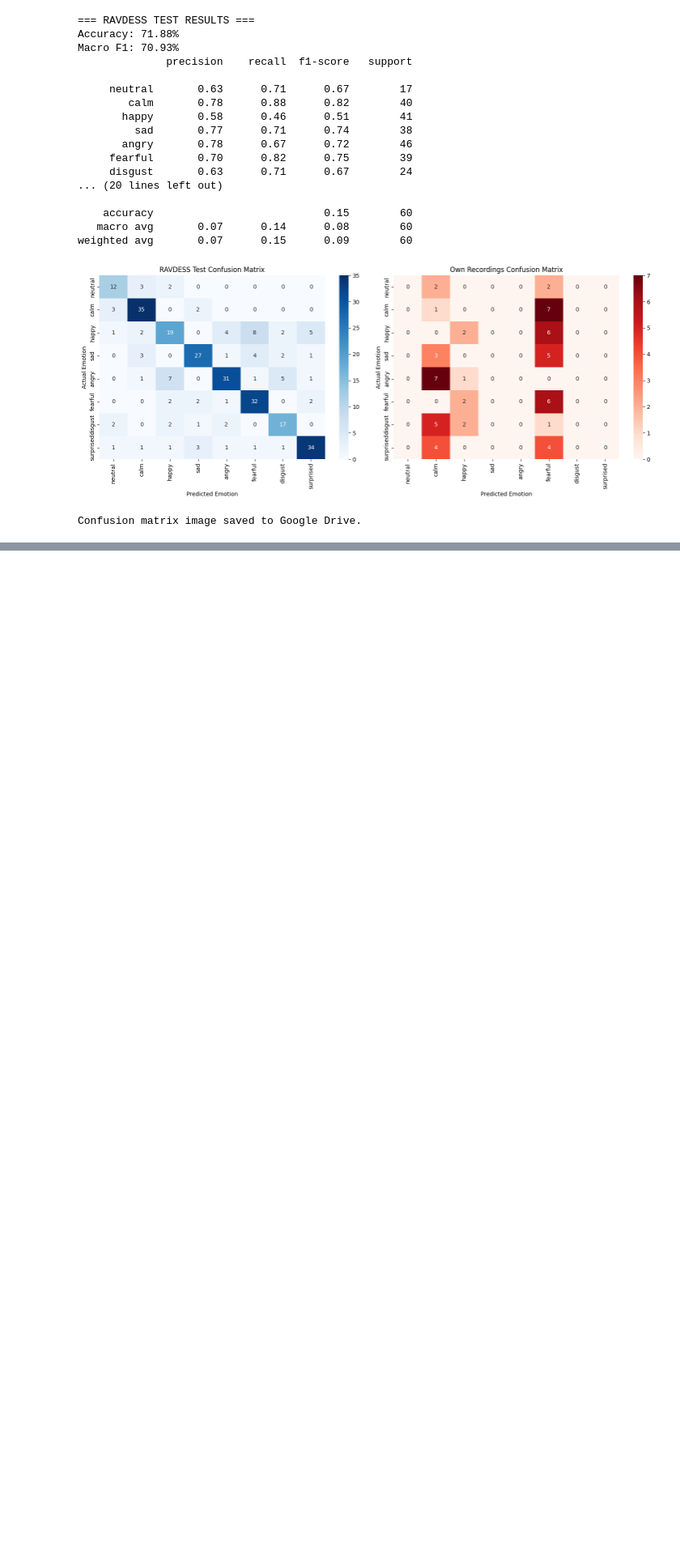
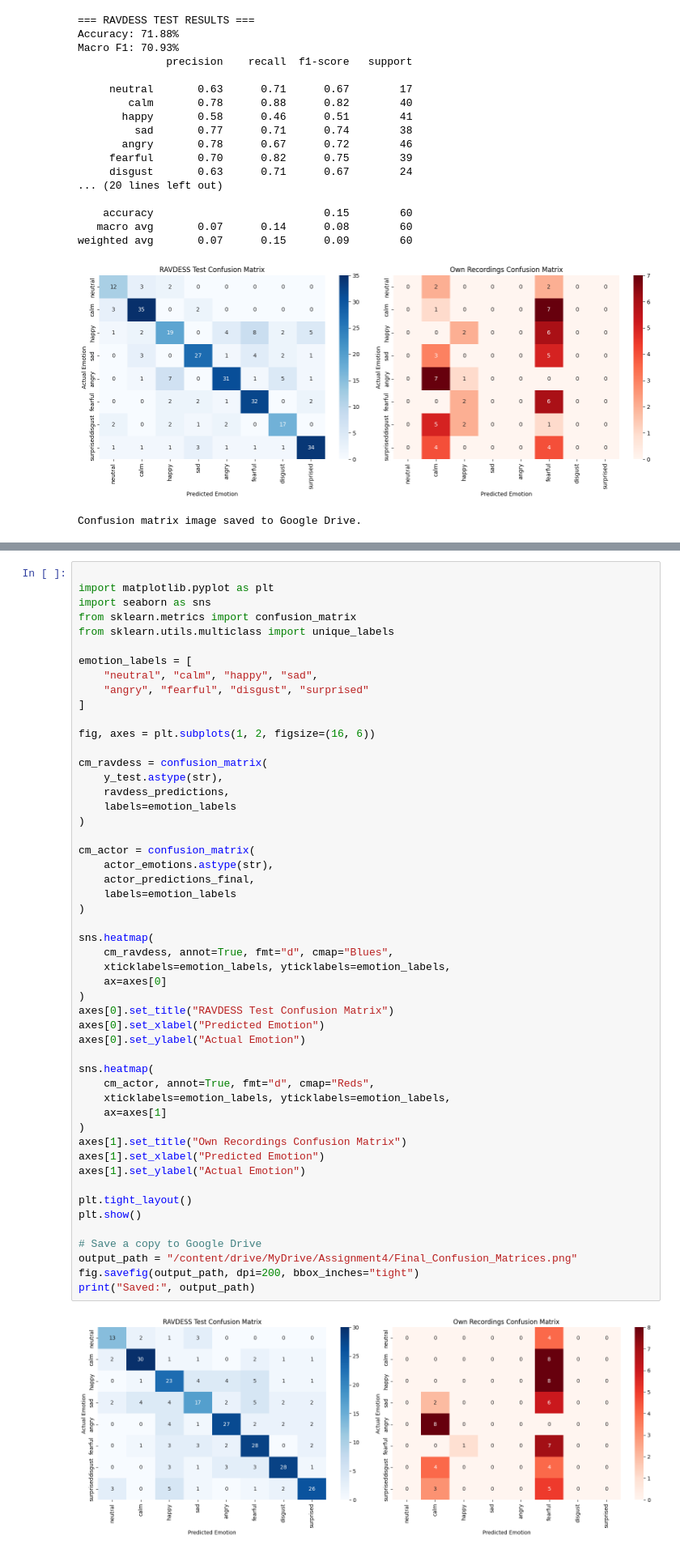
Before and after one commit to antonyk1305/Week4-NeuralNetworks, a Jupyter notebook: Week4__Neural_Networks.ipynb, the cells around one changed output, grey strips where cells are left out. Shown at 81% size. Cells and saved outputs as stored; diff of their text form; blank space fills up the shorter version.

```diff
--- a/Week4__Neural_Networks.ipynb
+++ b/Week4__Neural_Networks.ipynb
@@ -1816,0 +2033,53 @@ Confusion matrix image saved to Google Drive.
+# %%
+
+import matplotlib.pyplot as plt
+import seaborn as sns
+from sklearn.metrics import confusion_matrix
+from sklearn.utils.multiclass import unique_labels
+
+emotion_labels = [
+    "neutral", "calm", "happy", "sad",
+    "angry", "fearful", "disgust", "surprised"
+]
+
+fig, axes = plt.subplots(1, 2, figsize=(16, 6))
+
+cm_ravdess = confusion_matrix(
+    y_test.astype(str),
+    ravdess_predictions,
+    labels=emotion_labels
+)
+
+cm_actor = confusion_matrix(
+    actor_emotions.astype(str),
+    actor_predictions_final,
+    labels=emotion_labels
+)
+
+sns.heatmap(
+    cm_ravdess, annot=True, fmt="d", cmap="Blues",
+    xticklabels=emotion_labels, yticklabels=emotion_labels,
+    ax=axes[0]
+)
+axes[0].set_title("RAVDESS Test Confusion Matrix")
+axes[0].set_xlabel("Predicted Emotion")
+axes[0].set_ylabel("Actual Emotion")
+
+sns.heatmap(
+    cm_actor, annot=True, fmt="d", cmap="Reds",
+    xticklabels=emotion_labels, yticklabels=emotion_labels,
+    ax=axes[1]
+)
+axes[1].set_title("Own Recordings Confusion Matrix")
+axes[1].set_xlabel("Predicted Emotion")
+axes[1].set_ylabel("Actual Emotion")
+
+plt.tight_layout()
+plt.show()
+
+# Save a copy to Google Drive
+output_path = "/content/drive/MyDrive/Assignment4/Final_Confusion_Matrices.png"
+fig.savefig(output_path, dpi=200, bbox_inches="tight")
+print("Saved:", output_path)
+# %% [output]
+[figure, added]
```
Also changed, not shown: parts of 7 cells of this notebook.
